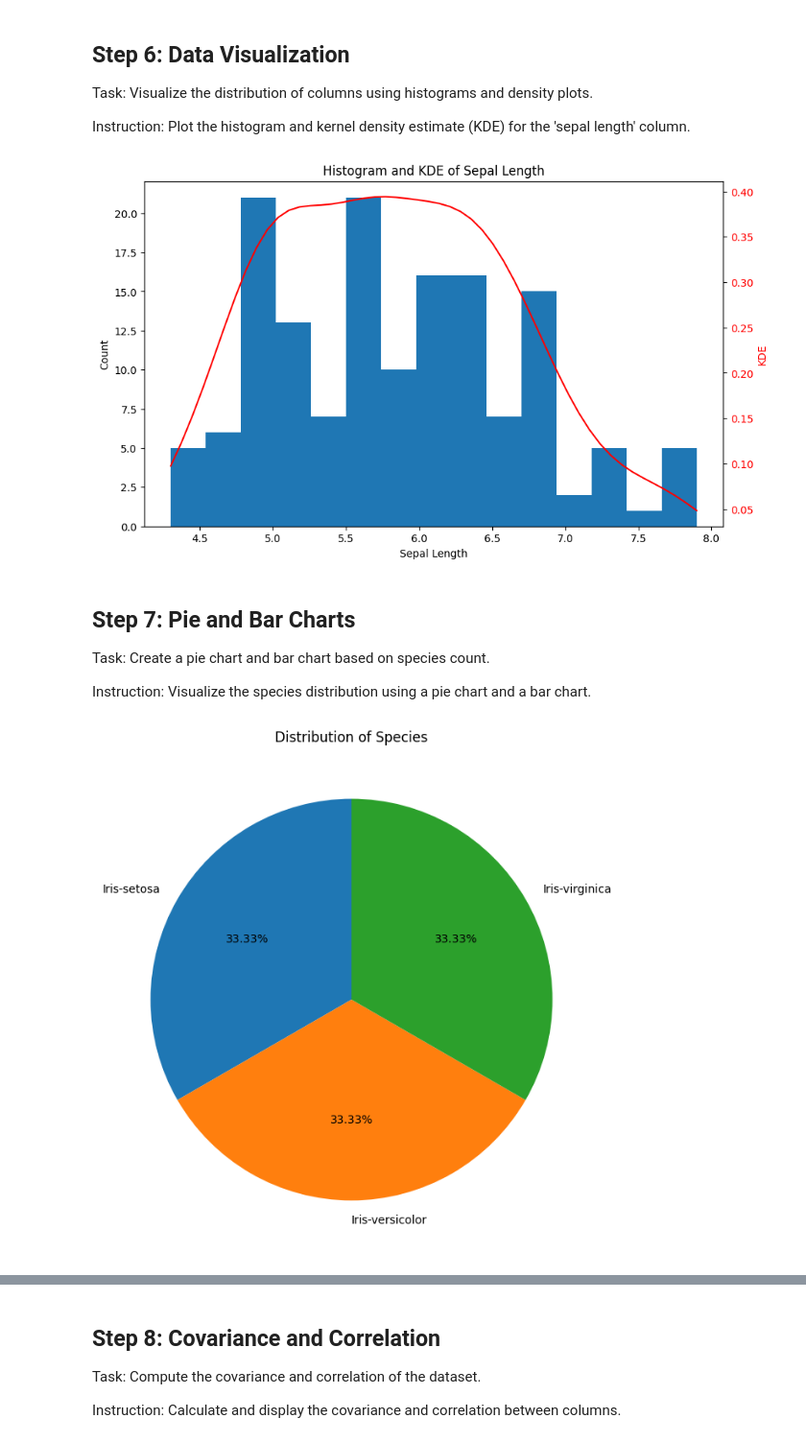
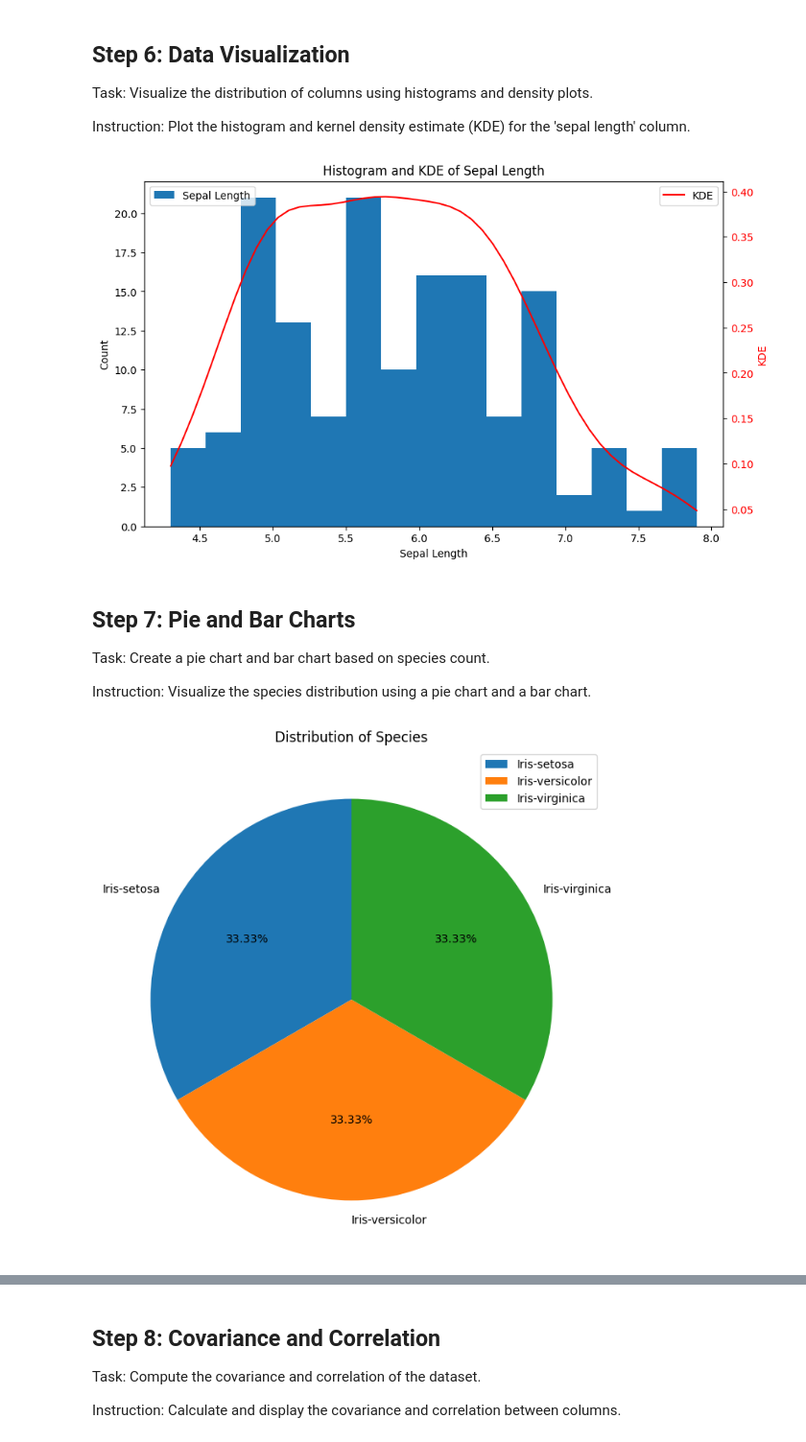
Before and after one commit to taimoorh13/BGP_assignment2, a Jupyter notebook: dask_exercise_EDA_students.ipynb, the cells around one changed output, grey strips where cells are left out. Shown at 96% size. Drawn from its saved outputs; the diff is of its cells as text; code cells hidden in the pictures.

```diff
--- a/dask_exercise_EDA_students.ipynb
+++ b/dask_exercise_EDA_students.ipynb
@@ -226,11 +230,15 @@ ax2.plot(x_vals, kde(x_vals), color='red', label='KDE')
 ax2.set_ylabel('KDE', color='red')
 ax2.tick_params(axis='y', labelcolor='red')
 
+# Add legends for both axes
+ax1.legend(loc='upper left')
+ax2.legend(loc='upper right')
+
 plt.title('Histogram and KDE of Sepal Length')
 
 plt.show()
 # %% [output]
-[figure, old version]
+[figure, new version]
 # %% [markdown]
 ## Step 7: Pie and Bar Charts
 
@@ -240,12 +248,13 @@ Instruction: Visualize the species distribution using a pie chart and a bar char
 # %%
 value_counts = df.index.value_counts().compute()
 
 plt.figure(figsize=(8, 8))
 plt.pie(value_counts, labels = value_counts.index, autopct = '%1.2f%%', startangle =90)
 
+plt.legend()
 plt.title('Distribution of Species')
 plt.show()
 # %% [output]
-[figure, old version]
+[figure, new version]
 # %%
 value_counts.plot(kind='bar')
```
Also changed, not shown: parts of 3 cells of this notebook.
